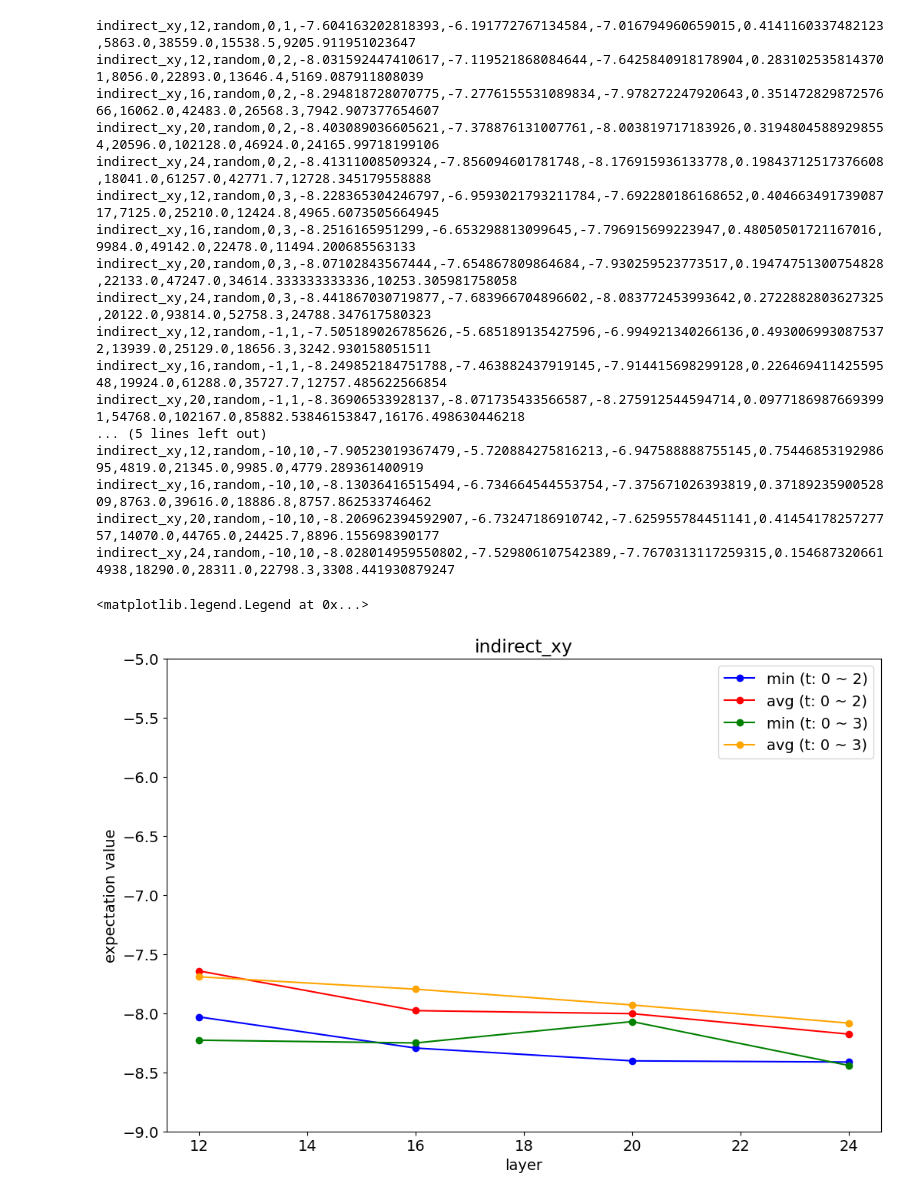
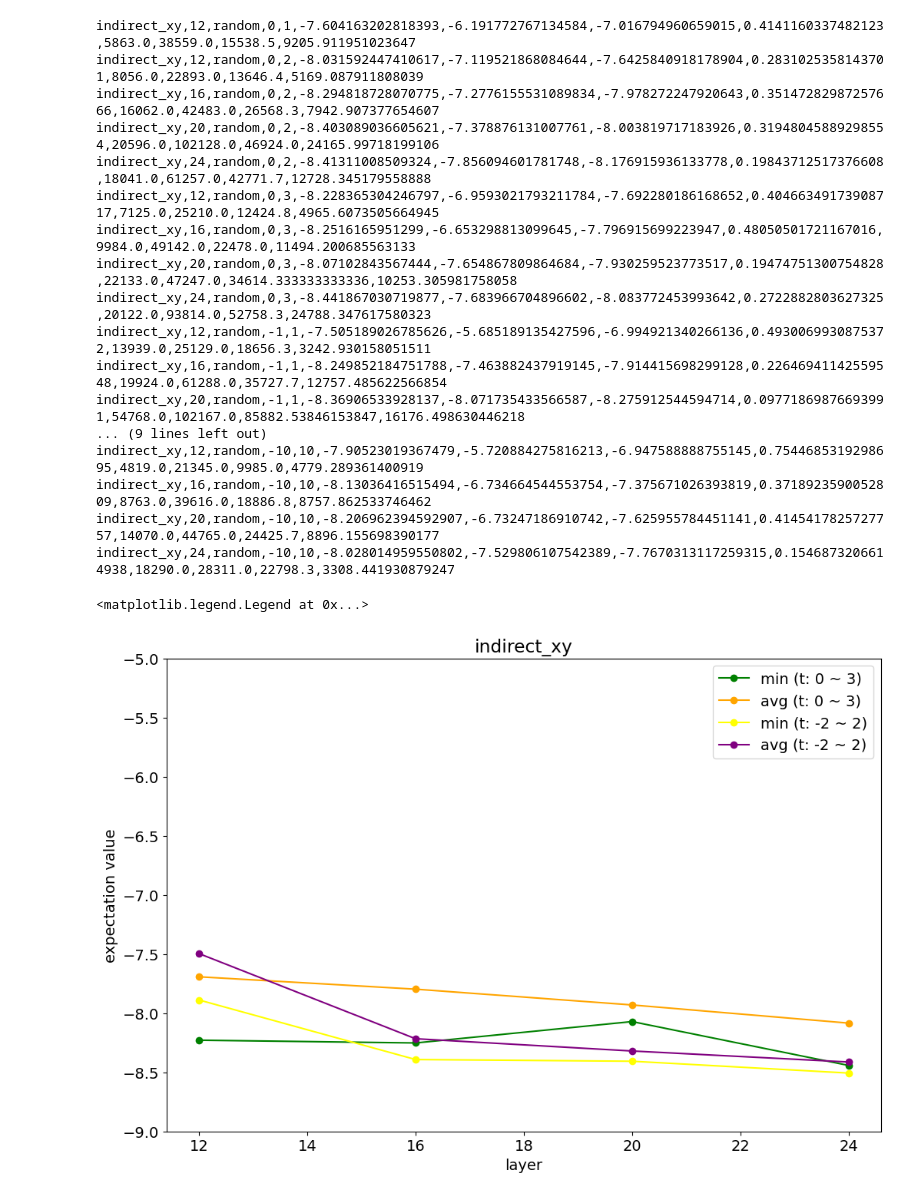
Before and after one commit to tanan/qsimu, a Jupyter notebook: qulacs/apps/vqe_v2/vqe_time_dependencies.ipynb, the cells around one changed output. Cells and saved outputs as stored; diff of their text form; code cells hidden in the pictures.

```diff
--- a/qulacs/apps/vqe_v2/vqe_time_dependencies.ipynb
+++ b/qulacs/apps/vqe_v2/vqe_time_dependencies.ipynb
@@ -31,6 +31,7 @@ vqe_results.extend(run(method, nqubit, depth_list, 'random', 0, 2))
 vqe_results.extend(run(method, nqubit, depth_list, 'random', 0, 3))
 vqe_results.extend(run(method, nqubit, depth_list, 'random', -1, 1))
 vqe_results.extend(run(method, nqubit, depth_list, 'random', -2, 2))
+vqe_results.extend(run(method, nqubit, depth_list, 'random', -3, 3))
 vqe_results.extend(run(method, nqubit, depth_list, 'random', -10, 10))
 
 get_csv(vqe_results)
@@ -47,7 +48,7 @@ indirect_xy,24,random,0,3,-8.441867030719877,-7.683966704896602,-8.0837724539936
 indirect_xy,12,random,-1,1,-7.505189026785626,-5.685189135427596,-6.994921340266136,0.4930069930875372,13939.0,25129.0,18656.3,3242.930158051511
 indirect_xy,16,random,-1,1,-8.249852184751788,-7.463882437919145,-7.914415698299128,0.22646941142559548,19924.0,61288.0,35727.7,12757.485622566854
 indirect_xy,20,random,-1,1,-8.36906533928137,-8.071735433566587,-8.275912544594714,0.09771869876693991,54768.0,102167.0,85882.53846153847,16176.498630446218
-... (5 lines left out)
+... (9 lines left out)
 indirect_xy,12,random,-10,10,-7.90523019367479,-5.720884275816213,-6.947588888755145,0.7544685319298695,4819.0,21345.0,9985.0,4779.289361400919
 indirect_xy,16,random,-10,10,-8.13036416515494,-6.734664544553754,-7.375671026393819,0.3718923590052809,8763.0,39616.0,18886.8,8757.862533746462
 indirect_xy,20,random,-10,10,-8.206962394592907,-6.73247186910742,-7.625955784451141,0.4145417825727757,14070.0,44765.0,24425.7,8896.155698390177
@@ -89,12 +90,14 @@ def create_iteration_graph(title):
 # %%
 create_expectation_graph("indirect_xy")
 # plt.hlines(exact_value, min(d_plot_list['depth']), max(d_plot_list['depth']), colors='black', linestyles='dashed', label='exact value')
-plt.plot(plot_list['indirect_xy-t-0to2-depth'], plot_list['indirect_xy-t-0to2-cost-min'], marker='o', color='blue', label='min (t: 0 ~ 2)')
-plt.plot(plot_list['indirect_xy-t-0to2-depth'], plot_list['indirect_xy-t-0to2-cost-mean'], marker='o', color='red', label='avg (t: 0 ~ 2)')
+# plt.plot(plot_list['indirect_xy-t-0to2-depth'], plot_list['indirect_xy-t-0to2-cost-min'], marker='o', color='blue', label='min (t: 0 ~ 2)')
+# plt.plot(plot_list['indirect_xy-t-0to2-depth'], plot_list['indirect_xy-t-0to2-cost-mean'], marker='o', color='red', label='avg (t: 0 ~ 2)')
 plt.plot(plot_list['indirect_xy-t-0to3-depth'], plot_list['indirect_xy-t-0to3-cost-min'], marker='o', color='green', label='min (t: 0 ~ 3)')
 plt.plot(plot_list['indirect_xy-t-0to3-depth'], plot_list['indirect_xy-t-0to3-cost-mean'], marker='o', color='orange', label='avg (t: 0 ~ 3)')
+plt.plot(plot_list['indirect_xy-t--2to2-depth'], plot_list['indirect_xy-t--2to2-cost-min'], marker='o', color='yellow', label='min (t: -2 ~ 2)')
+plt.plot(plot_list['indirect_xy-t--2to2-depth'], plot_list['indirect_xy-t--2to2-cost-mean'], marker='o', color='purple', label='avg (t: -2 ~ 2)')
 plt.legend()
 # plt.savefig('image/direct_energy.png')
 # %% [output]
 <matplotlib.legend.Legend at 0x...>
-[figure, old version]
+[figure, new version]
```
Also changed, not shown: parts of 2 cells of this notebook.
